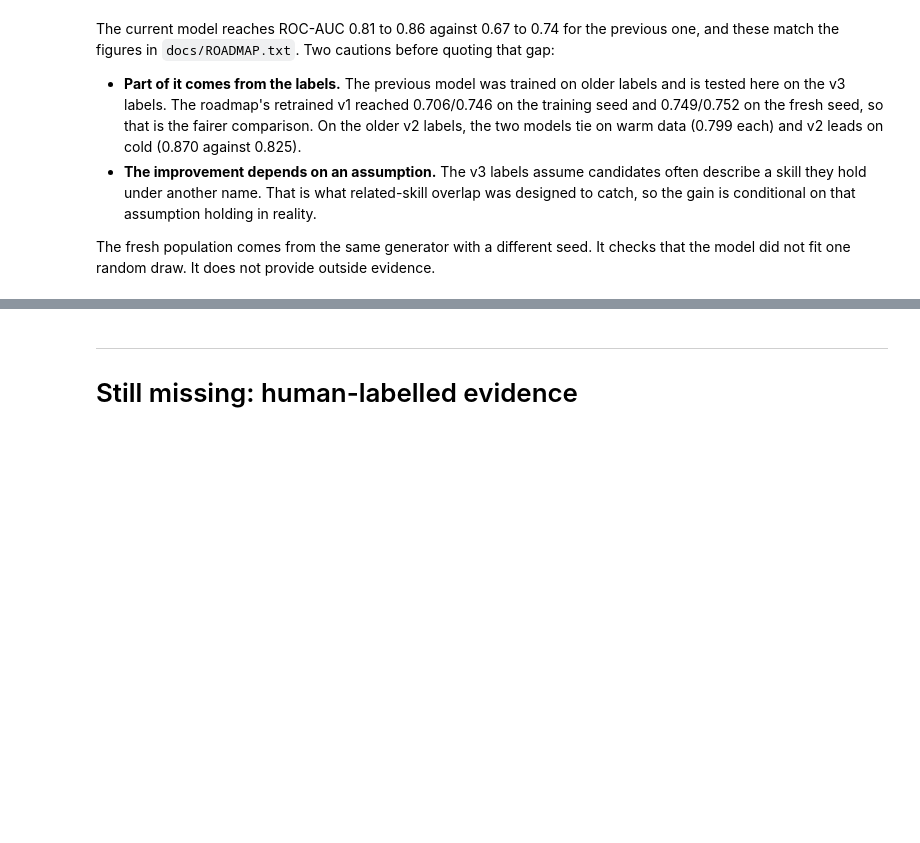
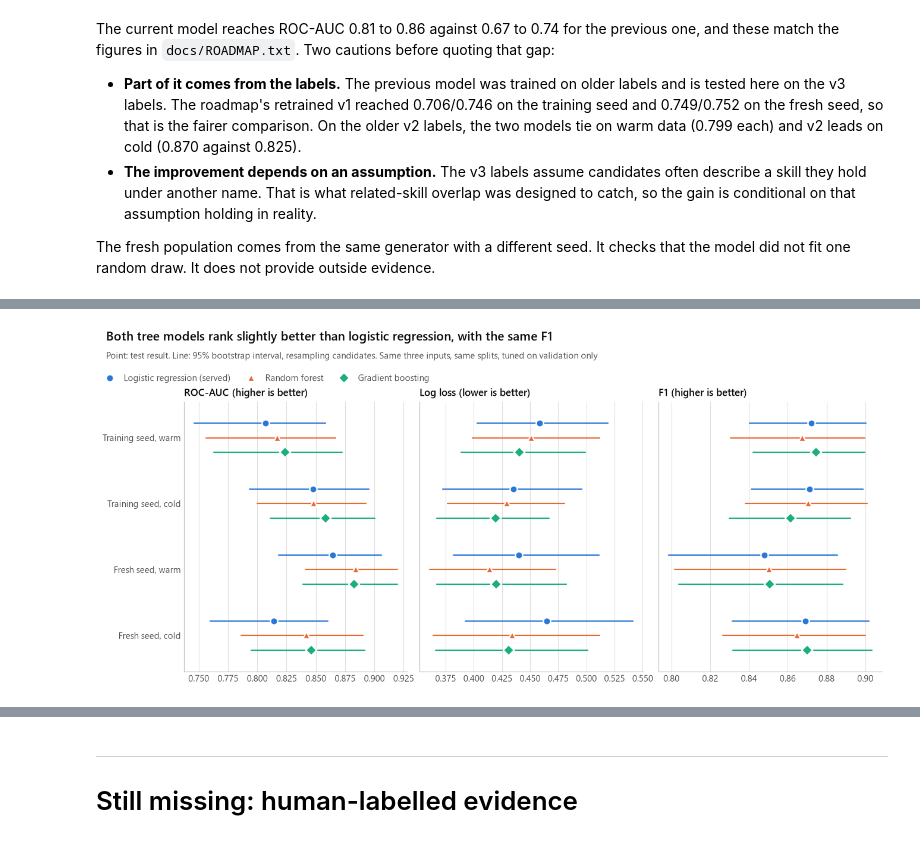
Before and after one commit to DiorWachira/Hybrid-AI-Powered-Matching-and-Recommendation-Engine, a Jupyter notebook: notebooks/model_visuals.ipynb, the cells around one changed output, grey strips where cells are left out. Saved outputs shown, nothing was run; the diff lists cells and outputs as text; code cells hidden in the pictures; blank space fills up the shorter version.

```diff
--- a/notebooks/model_visuals.ipynb
+++ b/notebooks/model_visuals.ipynb
@@ -1124,0 +1197,73 @@ display(generations.drop(columns=["tp", "fp", "fn", "tn"]).round(3))
+# %%
+def loss_of(labels, scores):
+    clipped = np.clip(scores, 1e-15, 1 - 1e-15)
+    return float(-(labels * np.log(clipped) + (1 - labels) * np.log(1 - clipped)).mean())
+
+
+def algorithm_results(part, resamples=1000):
+    labels = part.label.to_numpy()
+    scores = {name: part[name].to_numpy() for name in ALGORITHMS}
+
+    def measure(chosen):
+        output = {}
+        for name in ALGORITHMS:
+            result = at_threshold(labels[chosen], scores[name][chosen], ALGORITHM_THRESHOLDS[name])
+            output[name] = {
+                "roc_auc": auc(labels[chosen], scores[name][chosen]), "log_loss": loss_of(labels[chosen], scores[name][chosen]), "brier": float(((scores[name][chosen] - labels[chosen]) ** 2).mean()),
+                "f1": result["f1"], "accuracy": result["accuracy"], "specificity": result["specificity"], "recall": result["recall"], "precision": result["precision"],
+            }
+        return output
+
+    groups = list(part.reset_index(drop=True).groupby("candidate_id").indices.values())
+    samples = [measure(np.concatenate([groups[index] for index in RANDOM.integers(len(groups), size=len(groups))])) for _ in range(resamples)]
+    return measure(np.arange(len(labels))), samples
+
+
+EVALUATIONS = {
+    "Training seed, warm": pairs[pairs.split == "warm_test"], "Training seed, cold": pairs[pairs.split == "cold_test"],
+    "Fresh seed, warm": fresh_pairs[fresh_pairs.split == "warm_test"], "Fresh seed, cold": fresh_pairs[fresh_pairs.split == "cold_test"],
+}
+algorithm_points, algorithm_samples = {}, {}
+for label, part in EVALUATIONS.items():
+    algorithm_points[label], algorithm_samples[label] = algorithm_results(part)
+
+records, gaps = [], []
+for label in EVALUATIONS:
+    for name, (title, _, _) in ALGORITHMS.items():
+        record = {"evaluation": label, "model": title, "threshold": round(ALGORITHM_THRESHOLDS[name], 2), **algorithm_points[label][name]}
+        low, high = np.percentile([sample[name]["roc_auc"] for sample in algorithm_samples[label]], [2.5, 97.5])
+        records.append({**record, "roc_auc_low": low, "roc_auc_high": high})
+        if name != "hybrid":
+            for metric in ("roc_auc", "log_loss", "f1", "specificity"):
+                gap = np.array([sample[name][metric] - sample["hybrid"][metric] for sample in algorithm_samples[label]])
+                low, high = np.percentile(gap, [2.5, 97.5])
+                gaps.append({"evaluation": label, "model minus logistic regression": title, "metric": metric, "difference": algorithm_points[label][name][metric] - algorithm_points[label]["hybrid"][metric], "low": low, "high": high, "interval excludes 0": bool(low > 0 or high < 0)})
+algorithm_table = pd.DataFrame(records)
+algorithm_gaps = pd.DataFrame(gaps)
+algorithm_table.to_csv(FIGURES / "algorithm_comparison.csv", index=False)
+
+panels = {"roc_auc": "ROC-AUC (higher is better)", "log_loss": "Log loss (lower is better)", "f1": "F1 (higher is better)"}
+figure, axes = plt.subplots(1, 3, figsize=(12, 4.6), layout="constrained", sharey=True)
+offsets = {"hybrid": 0.22, "random_forest": 0, "gradient_boosting": -0.22}
+rows = list(EVALUATIONS)
+for axis, (metric, title) in zip(axes, panels.items()):
+    for row, label in enumerate(rows):
+        base = len(rows) - 1 - row
+        for name, (series, colour, marker) in ALGORITHMS.items():
+            low, high = np.percentile([sample[name][metric] for sample in algorithm_samples[label]], [2.5, 97.5])
+            axis.plot([low, high], [base + offsets[name]] * 2, color=colour, linewidth=1.4, zorder=2)
+            axis.plot(algorithm_points[label][name][metric], base + offsets[name], marker, color=colour, markersize=8, markeredgecolor=SURFACE, markeredgewidth=1.5, zorder=3, label=series)
+    axis.set_title(title)
+    axis.set_yticks(range(len(rows) - 1, -1, -1), rows)
+    axis.set_ylim(-0.55, len(rows) - 0.45)
+    axis.grid(True, axis="x")
+    axis.set_axisbelow(True)
+handles, labels = axes[0].get_legend_handles_labels()
+unique = dict(zip(labels, handles))
+top_legend(figure, list(unique.values()), list(unique), 3)
+headed(figure, "Both tree models rank slightly better than logistic regression, with the same F1", "Point: test result. Line: 95% bootstrap interval, resampling candidates. Same three inputs, same splits, tuned on validation only")
+show(figure, "19_algorithm_comparison")
+display(algorithm_table[["evaluation", "model", "threshold", "roc_auc", "roc_auc_low", "roc_auc_high", "log_loss", "brier", "f1", "accuracy", "precision", "recall", "specificity"]].round(3))
+display(algorithm_gaps.round(3))
+# %% [output]
+[figure, added]
```
Also changed, not shown: parts of 15 cells of this notebook, 5 other files.
